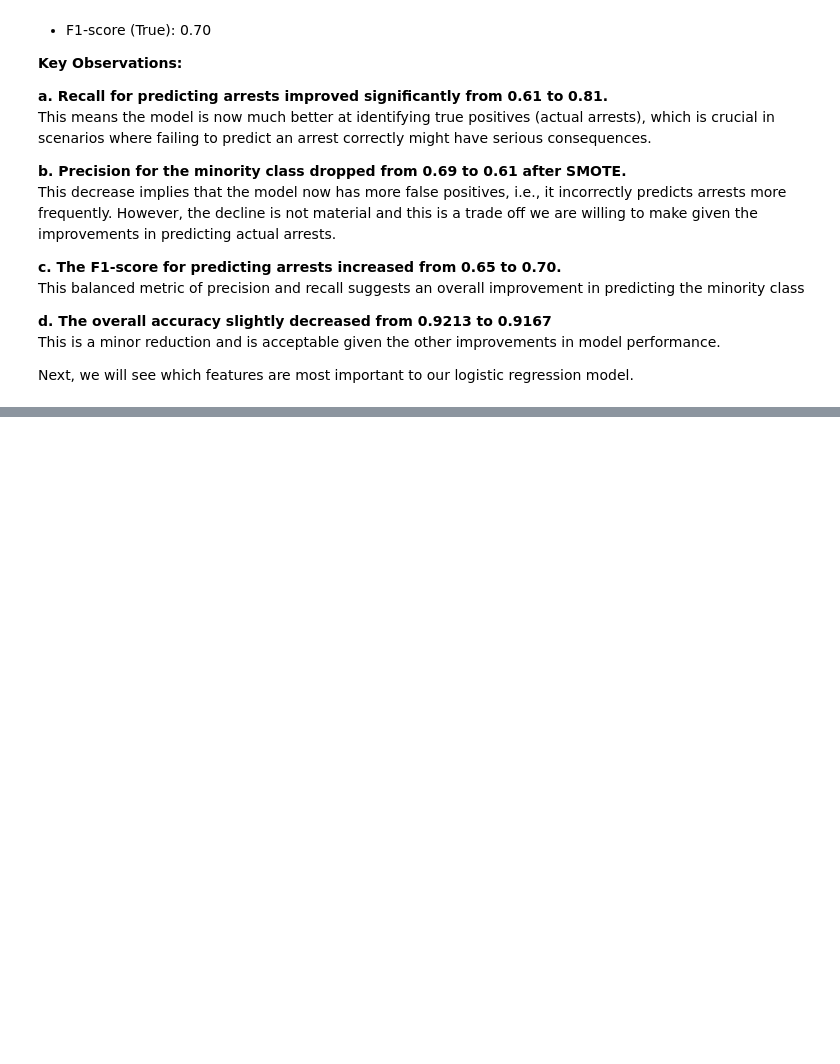
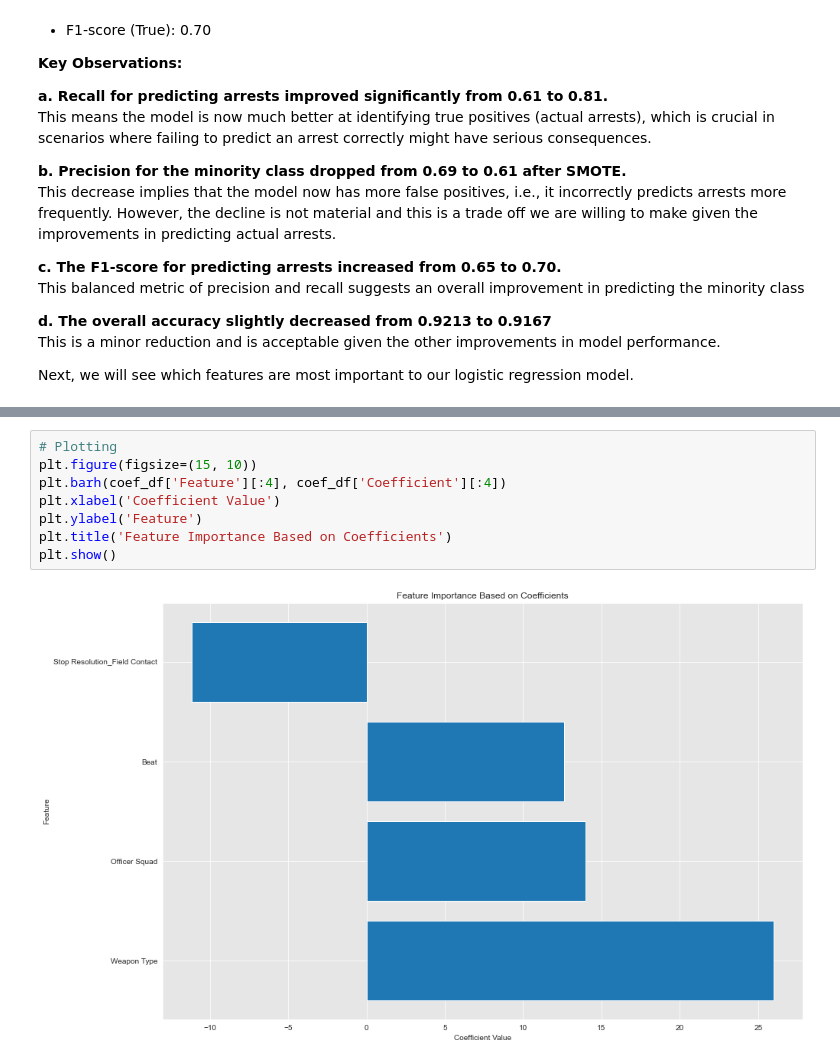
Before and after one commit to MMJGGR/Phase_3_Project, a Jupyter notebook: index.ipynb, the cells around one changed output, grey strips where cells are left out. Cells and saved outputs as stored; diff of their text form; blank space fills up the shorter version.

```diff
--- a/index.ipynb
+++ b/index.ipynb
@@ -1150,0 +1153,10 @@ print(coef_df[['Feature', 'Coefficient']])
+# %%
+# Plotting
+plt.figure(figsize=(15, 10))
+plt.barh(coef_df['Feature'][:4], coef_df['Coefficient'][:4])
+plt.xlabel('Coefficient Value')
+plt.ylabel('Feature')
+plt.title('Feature Importance Based on Coefficients')
+plt.show()
+# %% [output]
+[figure, added]
```
Also changed, not shown: parts of 6 cells of this notebook.
